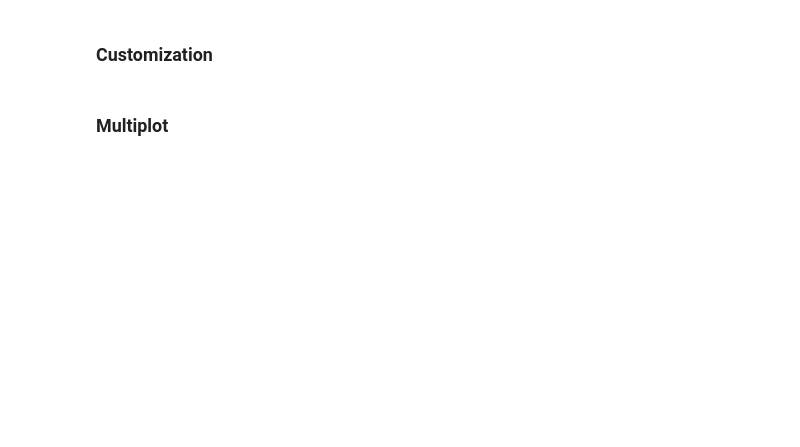
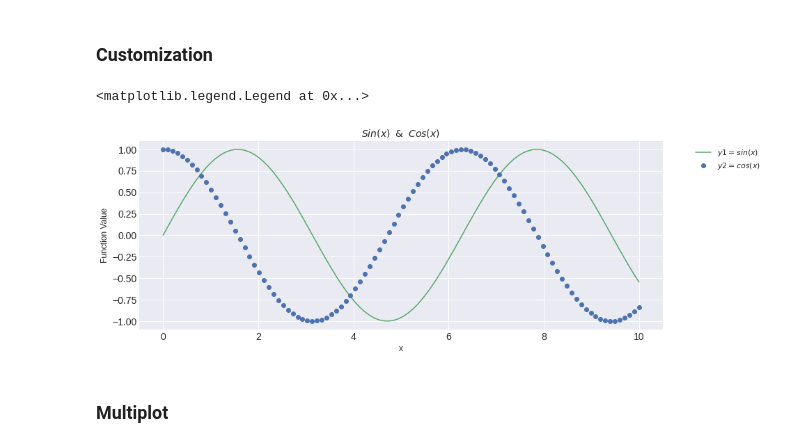
Before and after one commit to dayanandv/Data-Science, a Jupyter notebook: Visualization.ipynb, the cells around one changed output. Cells and saved outputs as stored; diff of their text form; code cells hidden in the pictures; blank space fills up the shorter version.

```diff
--- a/Visualization.ipynb
+++ b/Visualization.ipynb
@@ -25,16 +31,19 @@ plt.plot(x,y)
 # %%
 plt.style.use('seaborn-darkgrid')
 plt.figure(figsize=(12,5))
 x = np.linspace(0, 10, 100)
 y1 = np.sin(x)
 y2 = np.cos(x)
 #plt.plot(x,y, 'r-')
 plt.plot(x,y1, 'g-', label='$y1=sin(x)$')
 plt.plot(x,y2, 'bo', label='$y2=cos(x)$')
 plt.xlabel('x')
 plt.ylabel('Function Value')
 plt.title('$Sin(x) $  $ & $  $ Cos(x)$' ,fontsize = 14)
-plt.legend(loc='upper right')#, bbox_to_anchor=(1.2, 1.0))
+plt.legend(loc='upper right',bbox_to_anchor=(1.2, 1.0))
+# %% [output]
+<matplotlib.legend.Legend at 0x...>
+[figure, added]
 # %% [markdown]
 ### Multiplot
 # %%
```
Also changed, not shown: parts of 25 cells of this notebook.
